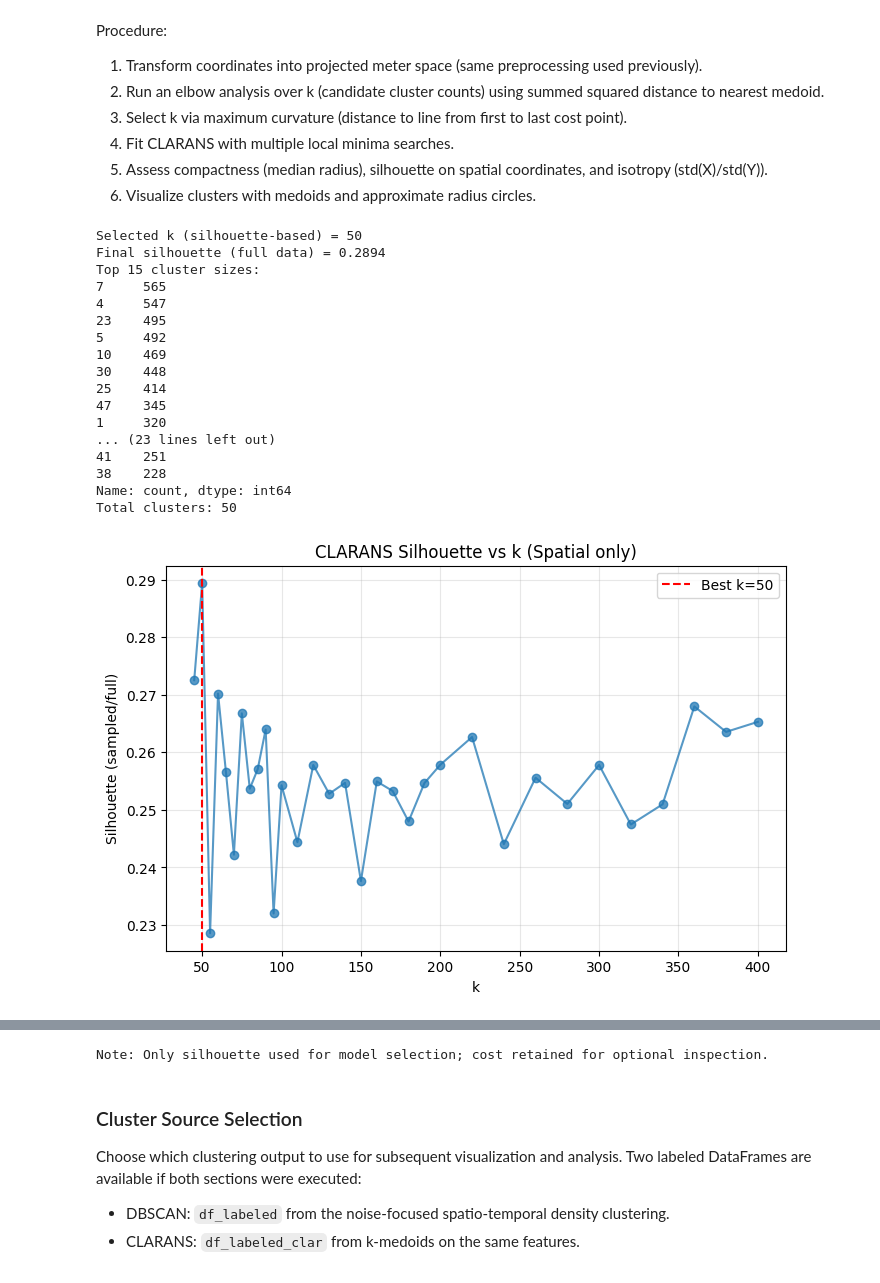
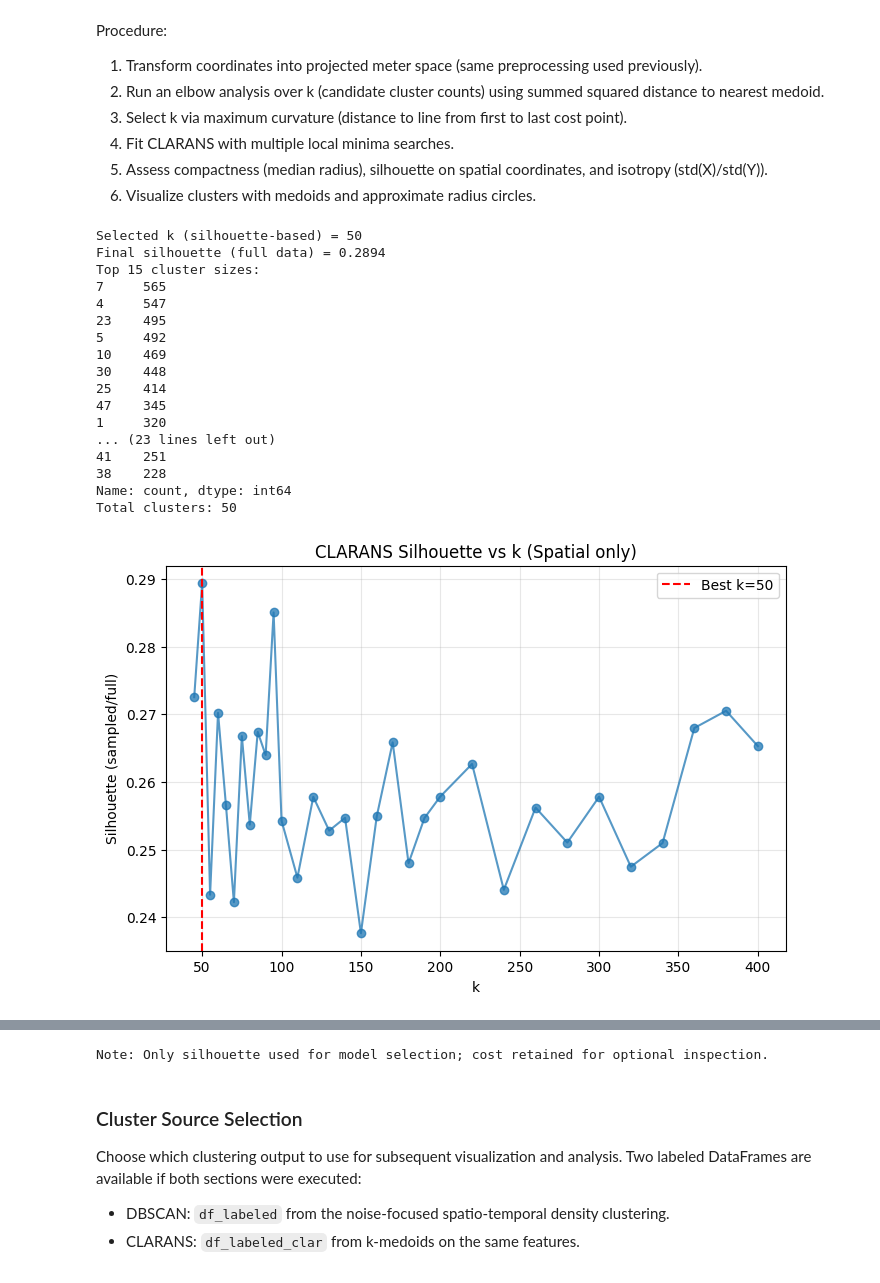
Before and after one commit to effemuraca/crime-analyzer, a Jupyter notebook: Notebooks/Clustering/SpatialHotspotAnalysis.ipynb, the cells around one changed output, grey strips where cells are left out. Drawn from its saved outputs; the diff is of its cells as text; code cells hidden in the pictures.

```diff
--- a/Notebooks/Clustering/SpatialHotspotAnalysis.ipynb
+++ b/Notebooks/Clustering/SpatialHotspotAnalysis.ipynb
@@ -474,7 +474,7 @@ if USE_FULL_DATA:
     df = df_spatial.copy()
     print(f"Using full dataset: {df.shape[0]:,} rows")
 else:
-    N_SAMPLE = 100_000  # Target number of rows to take
+    N_SAMPLE = 10_000  # Target number of rows to take
     if 'BORO_NM' in df_spatial.columns and df_spatial['BORO_NM'].notna().any():
         df = stratified_sample_balanced(df_spatial, 'BORO_NM', N_SAMPLE, random_state=RANDOM_STATE).copy()
         print(f"Using stratified sample by BORO_NM: {df.shape[0]:,} rows out of {df_spatial.shape[0]:,} total")
@@ -855,13 +855,12 @@ if 'best_params' not in locals() or best_params is None:
         best_params = {
             "cluster__eps": float(top["eps"]),
             "cluster__min_samples": int(top["min_samples"]),
-            "pre__temporal__weight__kw_args": {"w": float(top["temporal_weight"])}
-        }
+            "pre__temporal__weight__kw_args": {"w": float(top["temporal_weight"])}}
     else:
         raise RuntimeError("Best params not found. Run the sweep cell first.")
 
 # Choose data to fit on (respects earlier sampling decision)
-df_used = df
+df_used = DF_RUN
 
 # Normalize and fit fresh pipeline
 if 'pipe' not in locals():
@@ -875,8 +874,8 @@ print("Fitting pipeline with parameters:")
 for k, v in best_params_sanitized.items():
     print(f"  {k} = {v}")
 
-best_pipe = clone(pipe).set_params(**best_params_sanitized).fit(df_used)
-labels_all = best_pipe.named_steps["cluster"].labels_
+model_pipe = clone(pipe).set_params(**best_params_sanitized).fit(df_used)
+labels_all = model_pipe.named_steps["cluster"].labels_
 
 # Attach labels
 df_labeled = df_used.copy()
@@ -890,8 +889,8 @@ def _xy_indices(pre_fitted):
     ix_y = names.index("Y_METERS") if "Y_METERS" in names else names.index("spatial__Y_METERS")
     return ix_x, ix_y
 
-X_all = np.asarray(best_pipe.named_steps["pre"].transform(df_used))
-ix_x, ix_y = _xy_indices(best_pipe.named_steps["pre"])
+X_all = np.asarray(model_pipe.named_steps["pre"].transform(df_used))
+ix_x, ix_y = _xy_indices(model_pipe.named_steps["pre"])
 df_labeled["X_METERS"] = X_all[:, ix_x]
 df_labeled["Y_METERS"] = X_all[:, ix_y]
 
@@ -926,7 +925,7 @@ display(profiles.head(15))
 
 # Convert centroids back to lat/lon (uses pipeline CRS if available)
 try:
-    crs_proj = best_pipe.named_steps["pre"].named_transformers_["spatial"].crs
+    crs_proj = model_pipe.named_steps["pre"].named_transformers_["spatial"].crs
 except Exception:
     crs_proj = "EPSG:32618"
 
@@ -1316,10 +1319,12 @@ class Clarans:
     def _total_cost(self, X, medoid_idxs):
         medoids = X[medoid_idxs]
         dists = np.linalg.norm(X[:, None, :] - medoids[None, :, :], axis=2)
-        return float((dists.min(axis=1)**2).sum())
+        return float(dists.min(axis=1).sum())
     def fit(self, X):
+        n = X.shape[0]
+        if self.n_clusters < 1 or self.n_clusters > n:
+            raise ValueError(f"n_clusters must be in [1, {n}] but got {self.n_clusters}")
         rng = np.random.default_rng(self.random_state)
-        n = X.shape[0]
         best_medoids, best_cost = None, np.inf
         for _ in range(self.num_local):
             medoid_idxs = rng.choice(n, self.n_clusters, replace=False)
@@ -1351,16 +1356,14 @@ K_GRID = list(range(45, 101, 5)) + list(range(110, 201, 10)) + list(range(220, 4
 
 runs = []
 for k in K_GRID:
+    if k > N:
+        continue
     t0 = time.perf_counter()
     clar = Clarans(n_clusters=k, num_local=3 if k <= 120 else 2, max_neighbor=120 if k <= 120 else 90, random_state=RANDOM_STATE)
     clar.fit(X_spatial)
     runtime = time.perf_counter() - t0
     if k > 1 and len(np.unique(clar.labels_)) > 1:
-        if N > 25000:
-            idx = np.random.default_rng(42).choice(N, 25000, replace=False)
-            sil = silhouette_score(X_spatial[idx], clar.labels_[idx], metric='euclidean')
-        else:
-            sil = silhouette_score(X_spatial, clar.labels_, metric='euclidean')
+        sil = silhouette_score(X_spatial, clar.labels_, metric='euclidean')
     else:
         sil = np.nan
     runs.append({'k': k, 'cost': clar.cost_, 'silhouette': sil, 'runtime_s': runtime, 'labels': clar.labels_})
@@ -1368,20 +1371,20 @@ for k in K_GRID:
 result_df = pd.DataFrame([{k: v for k, v in r.items() if k != 'labels'} for r in runs])
 valid = result_df[result_df['silhouette'].notna()].copy()
 if valid.empty:
-    best_k = K_GRID[0]
+    best_k = K_GRID[0] if K_GRID[0] <= N else (runs[0]['k'] if runs else 1)
 else:
     valid = valid.sort_values(['silhouette', 'cost', 'k'], ascending=[False, True, False])
     best_k = int(valid.iloc[0]['k'])
 
 print(f"Selected k (silhouette-based) = {best_k}")
-labels_clar = next(r['labels'] for r in runs if r['k'] == best_k)
+labels_clar = next((r['labels'] for r in runs if r['k'] == best_k), None)
 try:
-    final_sil = silhouette_score(X_spatial, labels_clar, metric='euclidean') if best_k > 1 else np.nan
+    final_sil = silhouette_score(X_spatial, labels_clar, metric='euclidean') if labels_clar is not None and best_k > 1 else np.nan
 except Exception:
     final_sil = np.nan
 print(f"Final silhouette (full data) = {final_sil:.4f}")
 
-sizes = pd.Series(labels_clar).value_counts().sort_values(ascending=False)
+sizes = pd.Series(labels_clar).value_counts().sort_values(ascending=False) if labels_clar is not None else pd.Series(dtype=int)
 print("Top 15 cluster sizes:")
 print(sizes.head(15))
 print(f"Total clusters: {sizes.shape[0]}")
@@ -1408,35 +1411,35 @@ plt.xlabel('X_METERS'); plt.ylabel('Y_METERS'); plt.gca().set_aspect('equal')
 plt.grid(alpha=0.25)
 plt.show()
 
 print('Note: Only silhouette used for model selection; cost retained for optional inspection.')
 
 # Build labeled DataFrame for downstream selection
-if 'DF_RUN' in globals():
+if 'DF_RUN' in globals() and labels_clar is not None:
     df_labeled_clar = DF_RUN.copy()
     df_labeled_clar['X_METERS'] = X_spatial[:,0]
     df_labeled_clar['Y_METERS'] = X_spatial[:,1]
     df_labeled_clar['cluster'] = labels_clar
 else:
     df_labeled_clar = None
 # %% [output]
 Selected k (silhouette-based) = 50
 Final silhouette (full data) = 0.2894
 Top 15 cluster sizes:
 7     565
 4     547
 23    495
 5     492
 10    469
 30    448
 25    414
 47    345
 1     320
 ... (23 lines left out)
 41    251
 38    228
 Name: count, dtype: int64
 Total clusters: 50
-[figure, old version]
+[figure, new version]
 [figure]
 Note: Only silhouette used for model selection; cost retained for optional inspection.
 # %% [markdown]
```
Also changed, not shown: parts of 6 cells of this notebook.
